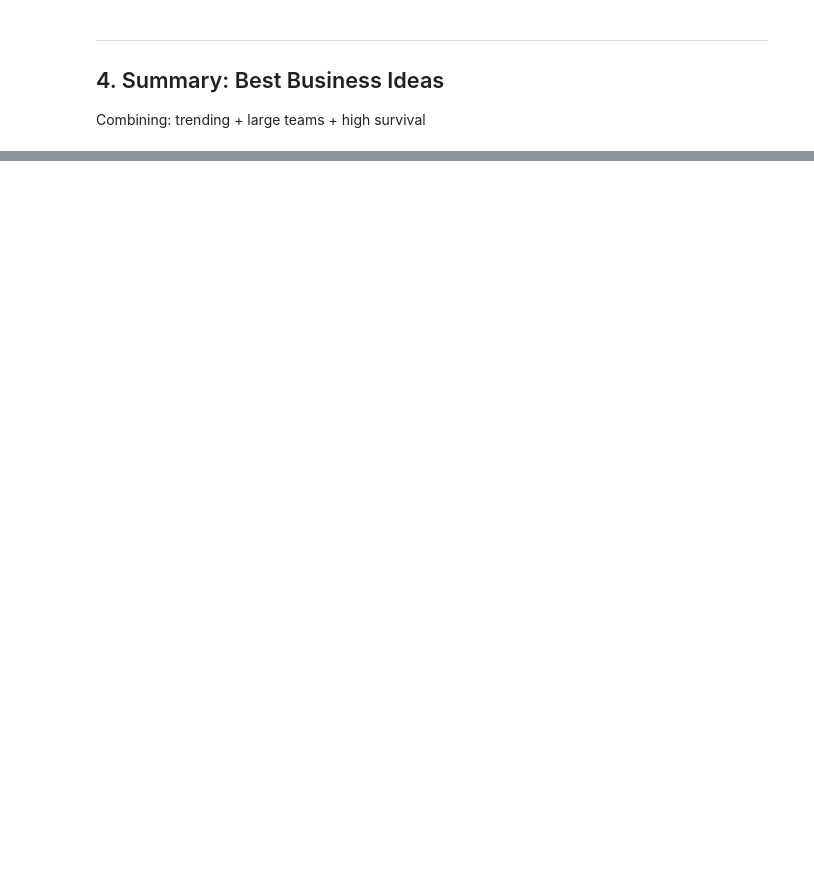
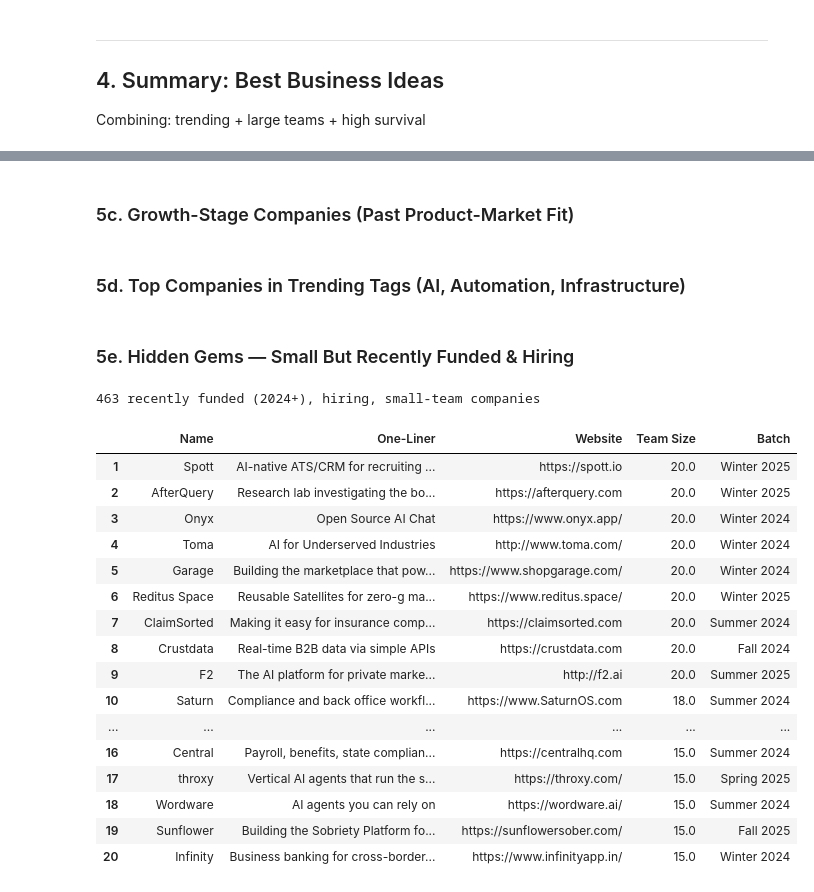
Before and after one commit to itsmahadi007/yc-collaboration-analysis, a Jupyter notebook: notebooks/02-trends-and-ideas.ipynb, the cells around one changed output, grey strips where cells are left out. Saved outputs shown, nothing was run; the diff lists cells and outputs as text; code cells hidden in the pictures; blank space fills up the shorter version.

```diff
--- a/notebooks/02-trends-and-ideas.ipynb
+++ b/notebooks/02-trends-and-ideas.ipynb
@@ -419,0 +275,10 @@ plt.show()
+# %%
+pd.set_option("display.max_rows", None)
+pd.set_option("display.max_colwidth", 80)
+
+top_active = df[df["status"] == "Active"].nlargest(30, "team_size")[
+    ["name", "one_liner", "website", "team_size", "batch"]
+].reset_index(drop=True)
+top_active.index += 1
+top_active.columns = ["Name", "One-Liner", "Website", "Team Size", "Batch"]
+top_active
@@ -419,0 +297,2 @@ plt.show()
+# %% [markdown]
+### 5c. Growth-Stage Companies (Past Product-Market Fit)
@@ -419,0 +309,2 @@ plt.show()
+# %% [markdown]
+### 5d. Top Companies in Trending Tags (AI, Automation, Infrastructure)
@@ -419,0 +324,32 @@ plt.show()
+# %% [markdown]
+### 5e. Hidden Gems — Small But Recently Funded & Hiring
+# %%
+hidden_gems = df[
+    (df["batch_year"] >= 2024) & (df["status"] == "Active") &
+    (df["is_hiring"] == 1) & (df["team_size"] <= 20)
+].sort_values("team_size", ascending=False)[
+    ["name", "one_liner", "website", "team_size", "batch"]
+].reset_index(drop=True)
+hidden_gems.index += 1
+hidden_gems.columns = ["Name", "One-Liner", "Website", "Team Size", "Batch"]
+print(f"{len(hidden_gems)} recently funded (2024+), hiring, small-team companies")
+hidden_gems.head(40)
+# %% [output]
+463 recently funded (2024+), hiring, small-team companies
+|  | Name | One-Liner | Website | Team Size | Batch |
+| 1 | Spott | AI-native ATS/CRM for recruiting ... | https://spott.io | 20.0 | Winter 2025 |
+| 2 | AfterQuery | Research lab investigating the bo... | https://afterquery.com | 20.0 | Winter 2025 |
+| 3 | Onyx | Open Source AI Chat | https://www.onyx.app/ | 20.0 | Winter 2024 |
+| 4 | Toma | AI for Underserved Industries | http://www.toma.com/ | 20.0 | Winter 2024 |
+| 5 | Garage | Building the marketplace that pow... | https://www.shopgarage.com/ | 20.0 | Winter 2024 |
+| 6 | Reditus Space | Reusable Satellites for zero-g ma... | https://www.reditus.space/ | 20.0 | Winter 2025 |
+| 7 | ClaimSorted | Making it easy for insurance comp... | https://claimsorted.com | 20.0 | Summer 2024 |
+| 8 | Crustdata | Real-time B2B data via simple APIs | https://crustdata.com | 20.0 | Fall 2024 |
+| 9 | F2 | The AI platform for private marke... | http://f2.ai | 20.0 | Summer 2025 |
+| 10 | Saturn | Compliance and back office workfl... | https://www.SaturnOS.com | 18.0 | Summer 2024 |
+| ... | ... | ... | ... | ... | ... |
+| 16 | Central | Payroll, benefits, state complian... | https://centralhq.com | 15.0 | Summer 2024 |
+| 17 | throxy | Vertical AI agents that run the s... | https://throxy.com/ | 15.0 | Spring 2025 |
+| 18 | Wordware | AI agents you can rely on | https://wordware.ai/ | 15.0 | Summer 2024 |
+| 19 | Sunflower | Building the Sobriety Platform fo... | https://sunflowersober.com/ | 15.0 | Fall 2025 |
+| 20 | Infinity | Business banking for cross-border... | https://www.infinityapp.in/ | 15.0 | Winter 2024 |
```
Also changed, not shown: parts of 20 cells of this notebook, 1 other file.
